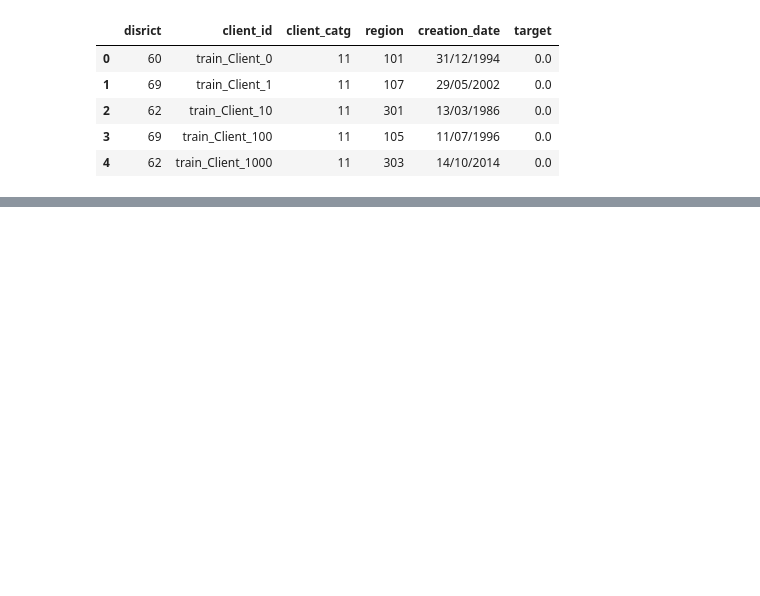
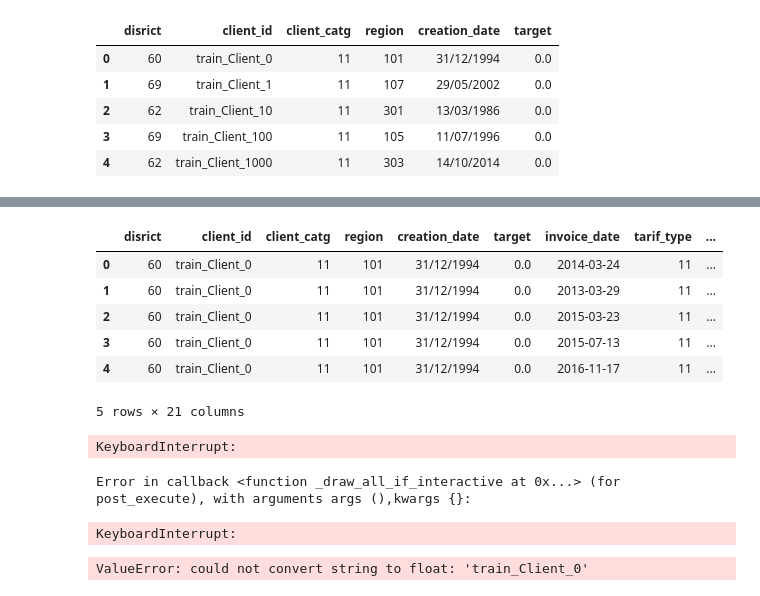
Before and after one commit to alexandervonwernherr/ds-ml-project, a Jupyter notebook: fraud_detection.ipynb, the cells around one changed output, grey strips where cells are left out. Drawn from its saved outputs; the diff is of its cells as text; code cells hidden in the pictures; blank space fills up the shorter version.

```diff
--- a/fraud_detection.ipynb
+++ b/fraud_detection.ipynb
@@ -38,0 +29,31 @@ invoice_train_data.head()
+# %%
+# Change the date into a more readable format
+client_train_data["creation_date"] = client_train_data["creation_date"].astype(str)
+invoice_train_data["invoice_date"] = invoice_train_data["invoice_date"].astype(str)
+# %%
+# Aggregate the client data with the invoice data
+merged_data = client_train_data.merge(invoice_train_data, on="client_id", how = "left", validate="1:m")
+merged_data.head()
+# %% [output]
+|  | disrict | client_id | client_catg | region | creation_date | target | invoice_date | tarif_type | ... |
+| 0 | 60 | train_Client_0 | 11 | 101 | 31/12/1994 | 0.0 | 2014-03-24 | 11 | ... |
+| 1 | 60 | train_Client_0 | 11 | 101 | 31/12/1994 | 0.0 | 2013-03-29 | 11 | ... |
+| 2 | 60 | train_Client_0 | 11 | 101 | 31/12/1994 | 0.0 | 2015-03-23 | 11 | ... |
+| 3 | 60 | train_Client_0 | 11 | 101 | 31/12/1994 | 0.0 | 2015-07-13 | 11 | ... |
+| 4 | 60 | train_Client_0 | 11 | 101 | 31/12/1994 | 0.0 | 2016-11-17 | 11 | ... |
+5 rows × 21 columns
+# %%
+import matplotlib.pyplot as plt
+
+target_counts = merged_data["target"].value_counts().sort_index()
+plt.pie(
+    target_counts,
+    labels=target_counts.index,
+    autopct="%1.1f%%"
+)
+plt.title("Client target distribution")
+plt.show()
+# %% [output]
+KeyboardInterrupt:
+Error in callback <function _draw_all_if_interactive at 0x...> (for post_execute), with arguments args (),kwargs {}:
+KeyboardInterrupt:
@@ -38,0 +63,7 @@ invoice_train_data.head()
+# %%
+import seaborn as sns
+
+cm = merged_data.select_dtypes(include="number").corr()
+sns.heatmap(cm)
+# %% [output]
+ValueError: could not convert string to float: 'train_Client_0'
```
Also changed, not shown: parts of 4 cells of this notebook.
